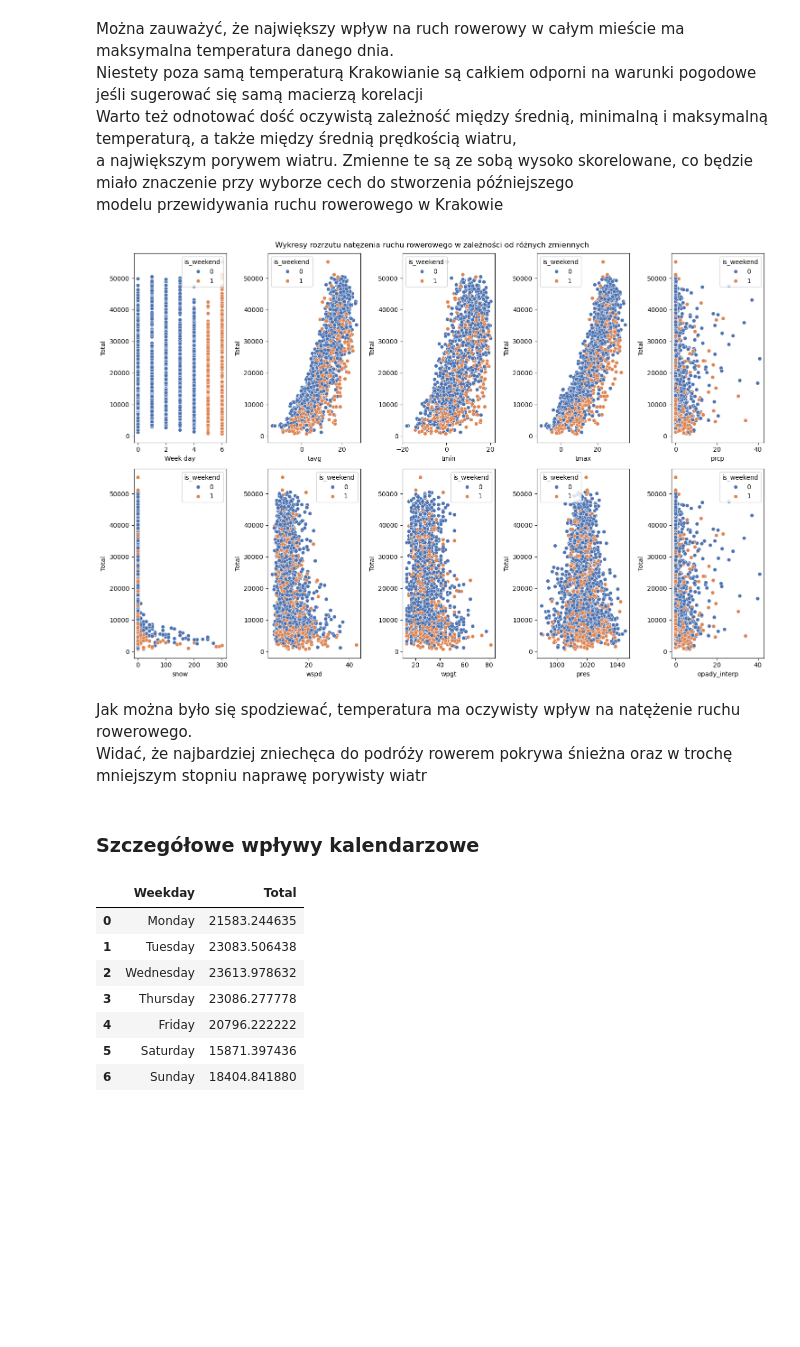
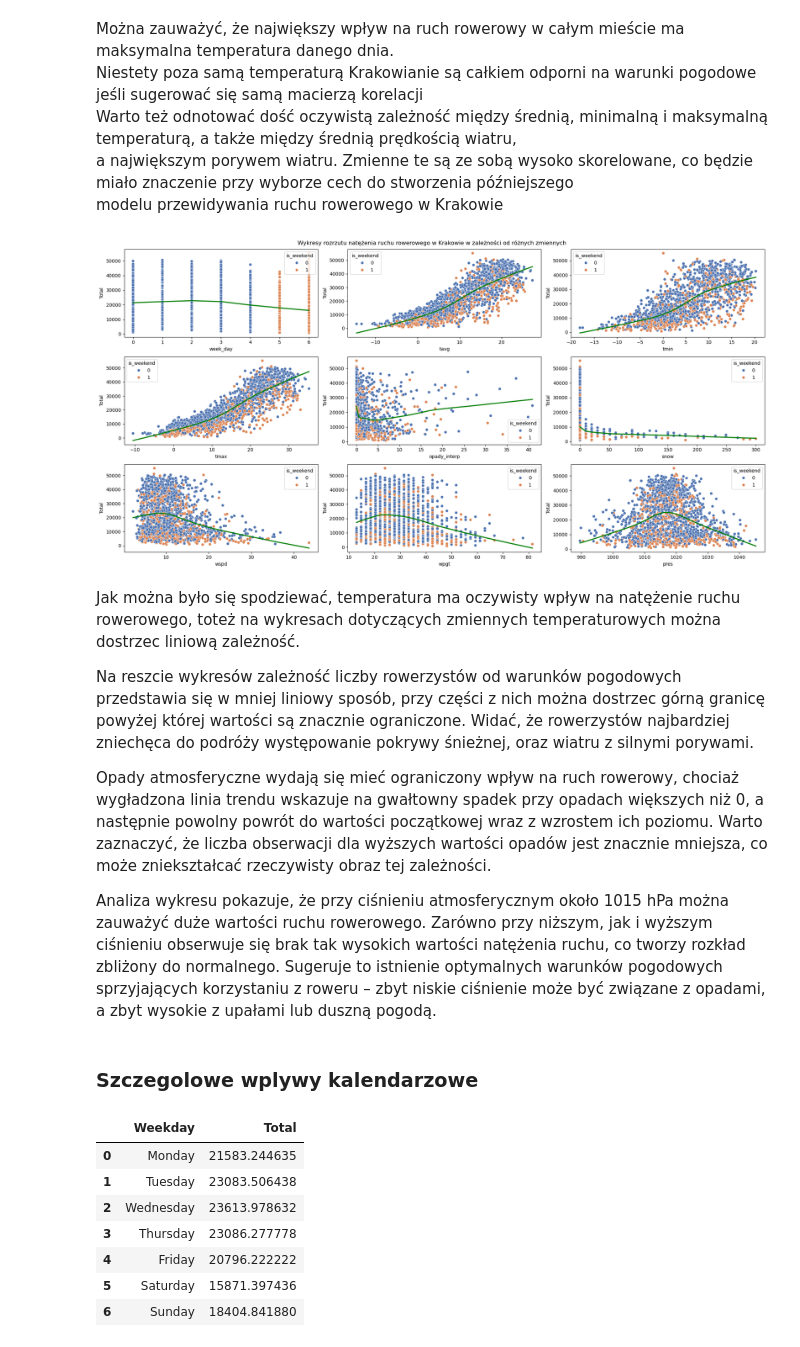
Before and after one commit to olekh-hub/bike_prediction, a Jupyter notebook: Bike_krakow (2).ipynb, the cells around one changed output. Cells and saved outputs as stored; diff of their text form; code cells hidden in the pictures; blank space fills up the shorter version.

Commit message:
wnioski-analiza

```diff
--- a/Bike_krakow (2).ipynb
+++ b/Bike_krakow (2).ipynb
@@ -51,6 +63,8 @@ measuring_stations = ['Armii Krajowej','Bora-Komorowskiego','Bulwary','Dworzec G
 bikers_data = data[measuring_stations]
 bikers_data = bikers_data.astype('float64')
 bikers_data['Total'] = bikers_data.sum(axis=1)
+bikers_data['week_day'] = bikers_data.index.dayofweek
+bikers_data['is_weekend'] = (bikers_data['week_day'] >= 5).astype(int)
 bikers_data
 # %% [output]
 |  | Armii Krajowej | Bora-Komorowskiego | Bulwary | Dworzec Główny | Grzegórzecka | Kamieńskiego | Klimeckiego | ... |
@@ -111,23 +101,3 @@ plt.tight_layout()
 plt.show()
 # %% [output]
 [figure]
-# %%
-#checking where people ride more during weekends
-
-outliers = ['Bulwary','Niepołomska','Tyniecka','Wadowicka']
-weekend_trace = []
-
-for col in measuring_stations:
-    weekday_mean = np.mean(bikers_data[bikers_data.index.dayofweek < 5][col])
-    weekend_mean = np.mean(bikers_data[bikers_data.index.dayofweek >= 5][col])
-    if weekend_mean > weekday_mean: weekend_trace.append(col)
-    if col in outliers: print(f'Średnia wartość w tygodniu dla {col}: {weekday_mean}\nŚrednia wartość w weekend dla {col}: {weekend_mean}\n')
-
-srednia_tydzien = np.mean(bikers_data[bikers_data.index.dayofweek < 5]['Total'])
-srednia_weekend = np.mean(bikers_data[bikers_data.index.dayofweek >= 5]['Total'])
-
-
-
-print(f'Lista mierników z większą ilością rowerzystów w weekend niż w tygodniu: {weekend_trace}\n')
-# print(f'Średnia wartość w tygodniu dla całego Krakowa: {np.mean(bikers_data[bikers_data.index.dayofweek < 5]['Total'])}\nŚrednia wartość w weekend dla całego Krakowa: {np.mean(bikers_data[bikers_data.index.dayofweek >= 5]['Total'])}\n')
-print(f'Średnia wartość w tygodniu dla całego Krakowa: {srednia_tydzien}\nŚrednia wartość w weekend dla całego Krakowa: {srednia_weekend}')
@@ -156,5 +134,3 @@ Szczególnie jest to widoczne dla miejsc na popularnych trasach rowerowych, gdzi
-# %%
-bikers_data['Week day'] = bikers_data.index.dayofweek
 # %% [markdown]
 ---
 # %% [markdown]
@@ -271,10 +231,11 @@ data2.head()
 # %%
-df = bikers_data[['Total', 'Week day']]
-df['is_weekend'] = (df['Week day'] >= 5).astype(int)
-df = df[['Total', 'is_weekend', 'Week day']]
+# df = bikers_data[['Total', 'week_day']]
+df = bikers_data[['Total', 'is_weekend', 'week_day']]
 df = pd.merge(left=df, right=data2, left_on=df.index, right_on=data2.index)
 df.index = df['key_0']
 df = df.drop(['key_0'], axis=1)
 df.index.name = 'Date'
+df = df.drop('prcp',axis=1)
+df = df[['Total','week_day','is_weekend','tavg','tmin','tmax','opady_interp','snow','wspd','wpgt','pres']]
 df
 # %% [output]
@@ -312,21 +272,30 @@ Warto też odnotować dość oczywistą zależność między średnią, minimaln
 a największym porywem wiatru. Zmienne te są ze sobą wysoko skorelowane, co będzie miało znaczenie przy wyborze cech do stworzenia późniejszego <br>
 modelu przewidywania ruchu rowerowego w Krakowie
 # %%
-fig, axes = plt.subplots(2, 5, figsize=(15,10))
+fig, axes = plt.subplots(3, 3, figsize=(20,10))
 axes = axes.ravel()
 cols = df.columns.drop(['Total', 'is_weekend']).values
 for i, col in enumerate(cols):
     sns.scatterplot(data=df, x=col, y='Total', ax=axes[i], hue='is_weekend', palette='deep')
-plt.suptitle('Wykresy rozrzutu natężenia ruchu rowerowego w zależności od różnych zmiennych')
+    axes[i].set_ylabel('Liczba rowerzystów')
+    sns.regplot(data=df,x=col,y='Total',ax=axes[i],line_kws={'color':'green'},lowess=True,scatter=False)
+plt.suptitle('Wykresy rozrzutu natężenia ruchu rowerowego w Krakowie w zależności od różnych zmiennych')
 plt.tight_layout()
 plt.show()
 # %% [output]
-[figure, old version]
+[figure, new version]
 # %% [markdown]
-Jak można było się spodziewać, temperatura ma oczywisty wpływ na natężenie ruchu rowerowego. <br>
-Widać, że najbardziej zniechęca do podróży rowerem pokrywa śnieżna oraz w trochę mniejszym stopniu naprawę porywisty wiatr
+Jak można było się spodziewać, temperatura ma oczywisty wpływ na natężenie ruchu rowerowego, toteż na wykresach dotyczących zmiennych temperaturowych można dostrzec liniową zależność.
+
+
+Na reszcie wykresów zależność liczby rowerzystów od warunków pogodowych przedstawia się w mniej liniowy sposób, przy części z nich można dostrzec górną granicę powyżej której wartości są znacznie ograniczone. Widać, że rowerzystów najbardziej zniechęca do podróży występowanie pokrywy śnieżnej, oraz wiatru z silnymi porywami.
+
+
+Opady atmosferyczne wydają się mieć ograniczony wpływ na ruch rowerowy, chociaż wygładzona linia trendu wskazuje na gwałtowny spadek przy opadach większych niż 0, a następnie powolny powrót do wartości początkowej wraz z wzrostem ich poziomu. Warto zaznaczyć, że liczba obserwacji dla wyższych wartości opadów jest znacznie mniejsza, co może zniekształcać rzeczywisty obraz tej zależności.
+
+Analiza wykresu pokazuje, że przy ciśnieniu atmosferycznym około 1015 hPa można zauważyć duże wartości ruchu rowerowego. Zarówno przy niższym, jak i wyższym ciśnieniu obserwuje się brak tak wysokich wartości natężenia ruchu, co tworzy rozkład zbliżony do normalnego. Sugeruje to istnienie optymalnych warunków pogodowych sprzyjających korzystaniu z roweru – zbyt niskie ciśnienie może być związane z opadami, a zbyt wysokie z upałami lub duszną pogodą.
 # %% [markdown]
-### Szczegółowe wpływy kalendarzowe
+### Szczegolowe wplywy kalendarzowe
 # %%
 weekdaily = df.groupby(df.index.day_name())['Total'].mean()
 dni_tygodnia = ['Monday', 'Tuesday', 'Wednesday', 'Thursday', 'Friday', 'Saturday', 'Sunday']
```
Also changed, not shown: parts of 46 cells of this notebook.
